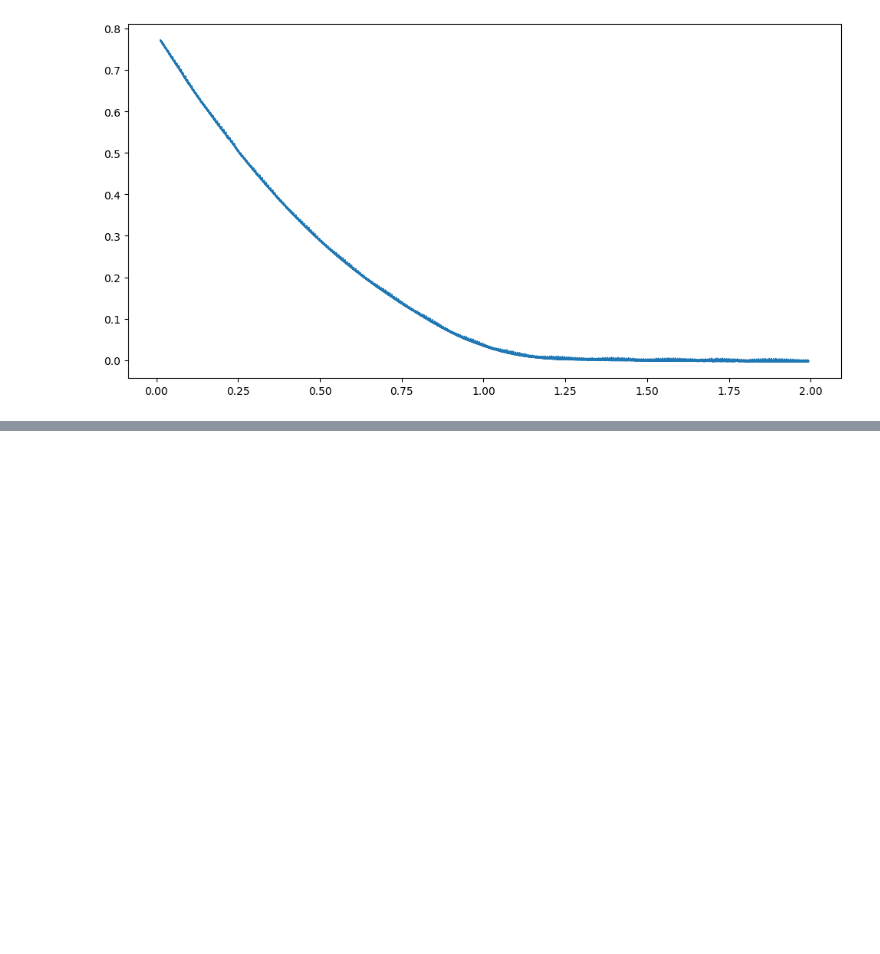
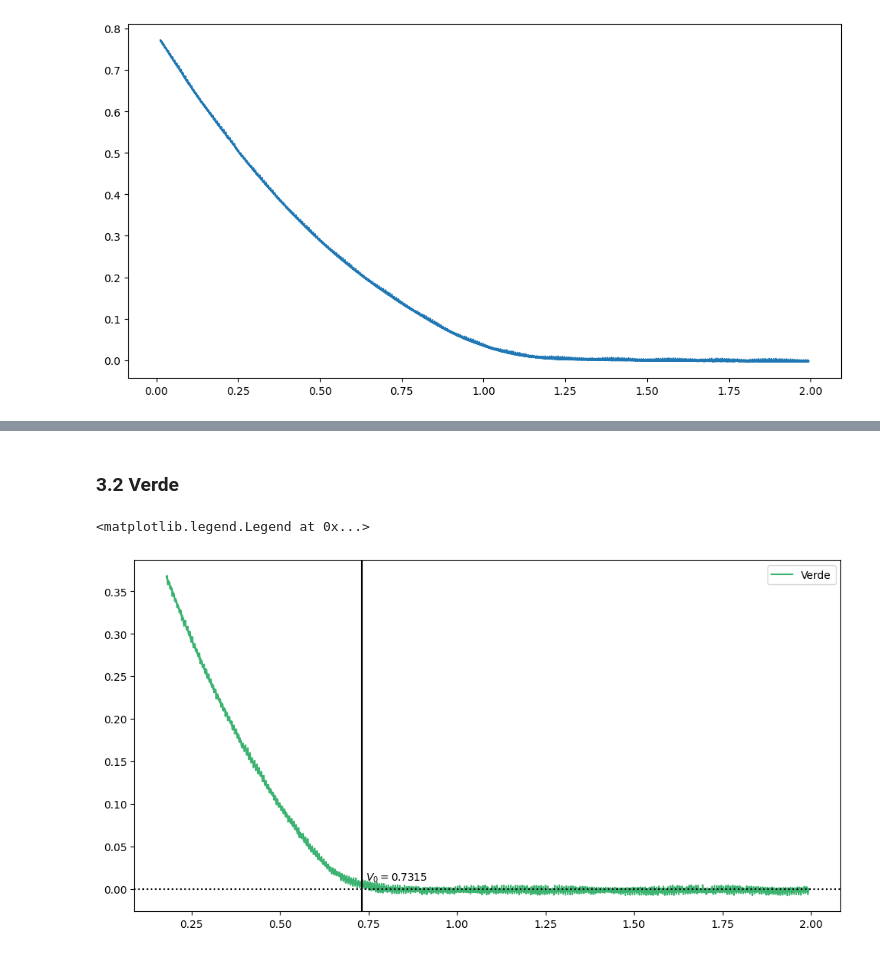
Before and after one commit to atancredi/physics-data, a Jupyter notebook: lab3/fotoelettrico/fotoelettrico.ipynb, the cells around one changed output, grey strips where cells are left out. Saved outputs shown, nothing was run; the diff lists cells and outputs as text; code cells hidden in the pictures; blank space fills up the shorter version.

```diff
--- a/lab3/fotoelettrico/fotoelettrico.ipynb
+++ b/lab3/fotoelettrico/fotoelettrico.ipynb
@@ -189,0 +329,9 @@ plot_tuple_list(blu_data_scaled)
+# %% [markdown]
+### 3.2 Verde
+# %%
+intercept_verde = plot_tuple_list_with_y_intercept(verde_data_scaled,color="mediumseagreen")
+plt.annotate(f"$V_0 = {intercept_verde[0]:.4f}$", xy=intercept_verde, xytext=(intercept_verde[0]+0.01,intercept_verde[1]+0.01))
+plt.legend(["Verde"])
+# %% [output]
+<matplotlib.legend.Legend at 0x...>
+[figure, added]
```
Also changed, not shown: parts of 27 cells of this notebook.
